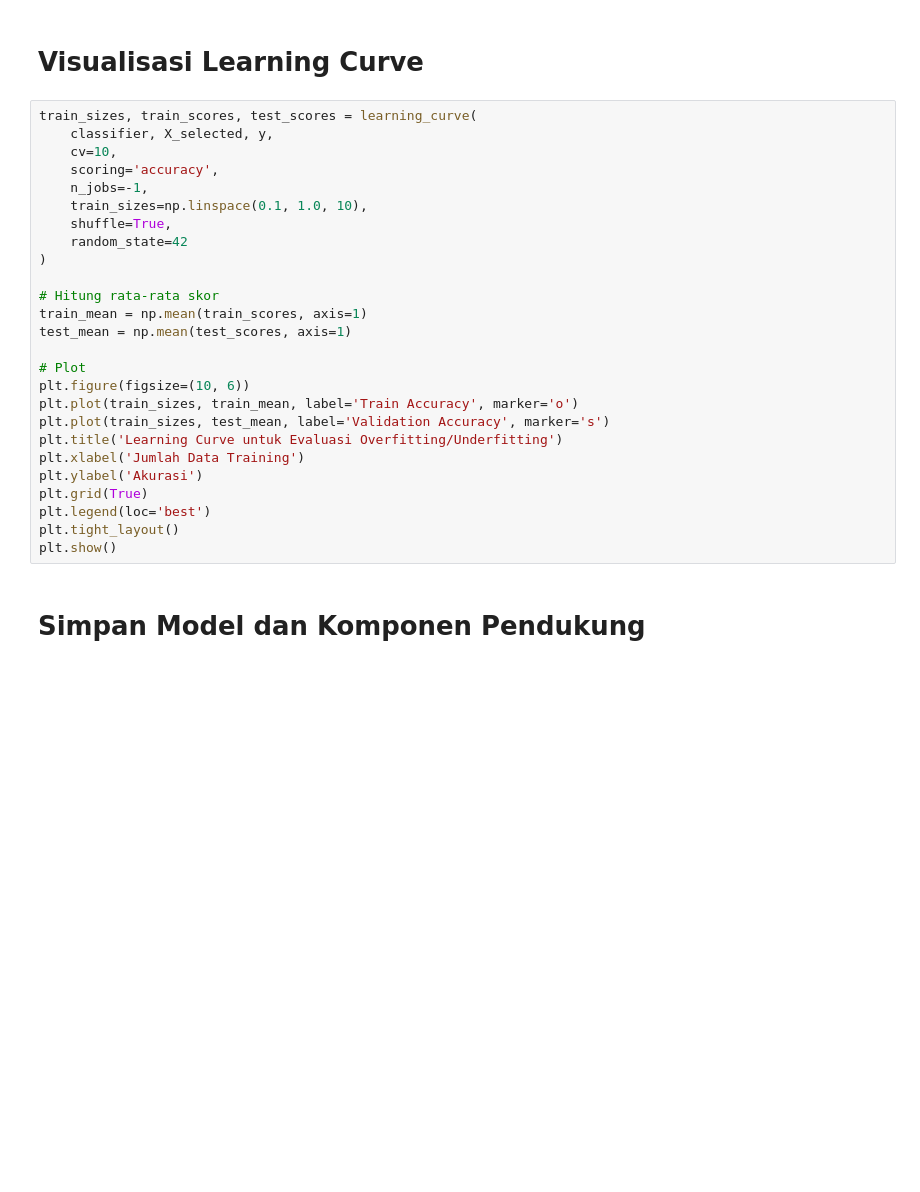
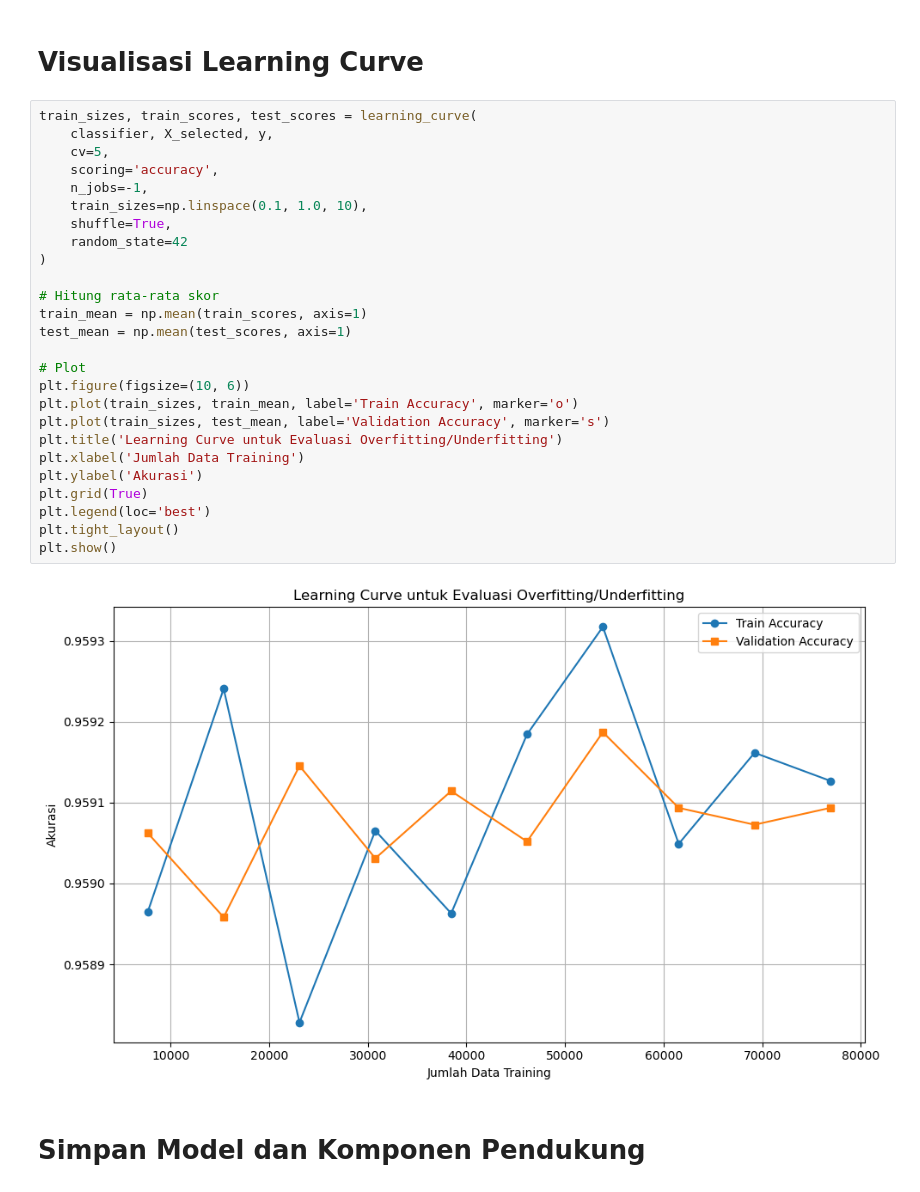
Before and after one commit to Rheno27/GlucoCheck, a Jupyter notebook: TES.ipynb, the cells around one changed output. Drawn from its saved outputs; the diff is of its cells as text; blank space fills up the shorter version.

```diff
--- a/TES.ipynb
+++ b/TES.ipynb
@@ -104,29 +166,31 @@ weighted avg       0.96      0.96      0.96     19230
 # %%
 train_sizes, train_scores, test_scores = learning_curve(
     classifier, X_selected, y,
-    cv=10,
+    cv=5,
     scoring='accuracy',
     n_jobs=-1,
     train_sizes=np.linspace(0.1, 1.0, 10),
     shuffle=True,
     random_state=42
 )
 
 # Hitung rata-rata skor
 train_mean = np.mean(train_scores, axis=1)
 test_mean = np.mean(test_scores, axis=1)
 
 # Plot
 plt.figure(figsize=(10, 6))
 plt.plot(train_sizes, train_mean, label='Train Accuracy', marker='o')
 plt.plot(train_sizes, test_mean, label='Validation Accuracy', marker='s')
 plt.title('Learning Curve untuk Evaluasi Overfitting/Underfitting')
 plt.xlabel('Jumlah Data Training')
 plt.ylabel('Akurasi')
 plt.grid(True)
 plt.legend(loc='best')
 plt.tight_layout()
 plt.show()
+# %% [output]
+[figure, added]
 # %% [markdown]
 # **Simpan Model dan Komponen Pendukung**
 # %%
```
Also changed, not shown: parts of 7 cells of this notebook, 4 other files.
